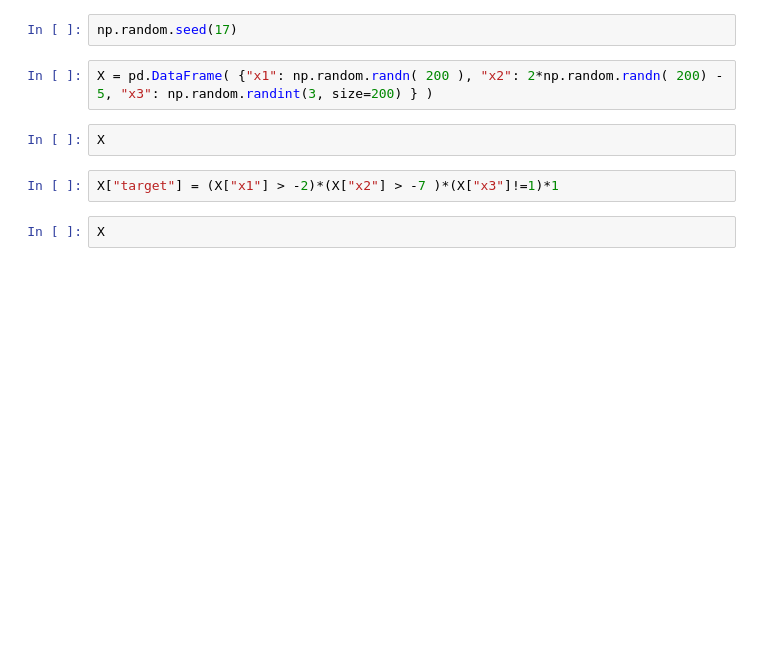
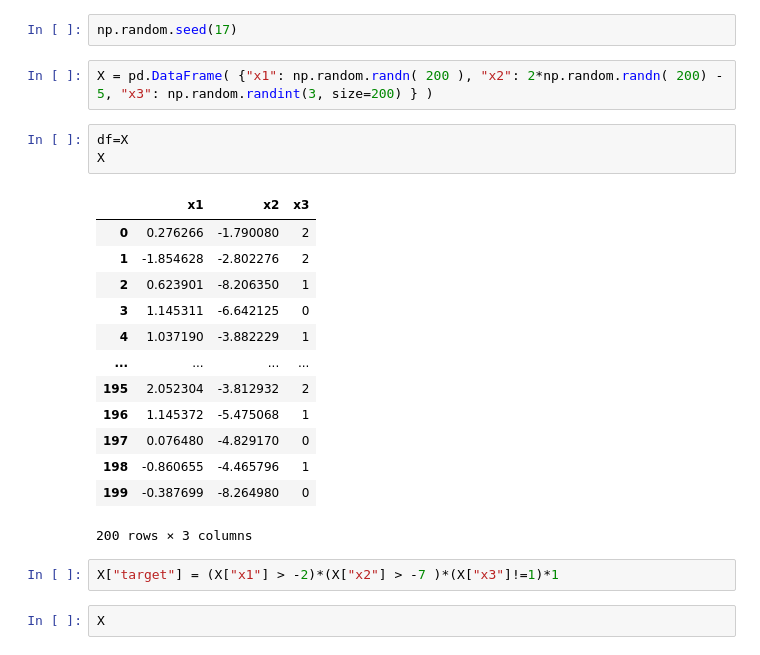
Before and after one commit to jhbellingrath/CS-290-Classwork, a Jupyter notebook: notebooks/synthetic_data.ipynb, the cells around one changed output. Drawn from its saved outputs; the diff is of its cells as text; blank space fills up the shorter version.

```diff
--- a/notebooks/synthetic_data.ipynb
+++ b/notebooks/synthetic_data.ipynb
@@ -7,8 +8,23 @@ import numpy as np
 np.random.seed(17)
 # %%
 X = pd.DataFrame( {"x1": np.random.randn( 200 ), "x2": 2*np.random.randn( 200) - 5, "x3": np.random.randint(3, size=200) } )
-# %%
-X
+# %%
+df=X
+X
+# %% [output]
+|  | x1 | x2 | x3 |
+| 0 | 0.276266 | -1.790080 | 2 |
+| 1 | -1.854628 | -2.802276 | 2 |
+| 2 | 0.623901 | -8.206350 | 1 |
+| 3 | 1.145311 | -6.642125 | 0 |
+| 4 | 1.037190 | -3.882229 | 1 |
+| ... | ... | ... | ... |
+| 195 | 2.052304 | -3.812932 | 2 |
+| 196 | 1.145372 | -5.475068 | 1 |
+| 197 | 0.076480 | -4.829170 | 0 |
+| 198 | -0.860655 | -4.465796 | 1 |
+| 199 | -0.387699 | -8.264980 | 0 |
+200 rows × 3 columns
 # %%
 X["target"] = (X["x1"] > -2)*(X["x2"] > -7 )*(X["x3"]!=1)*1
 # %%
```
Also changed, not shown: parts of 10 cells of this notebook.
